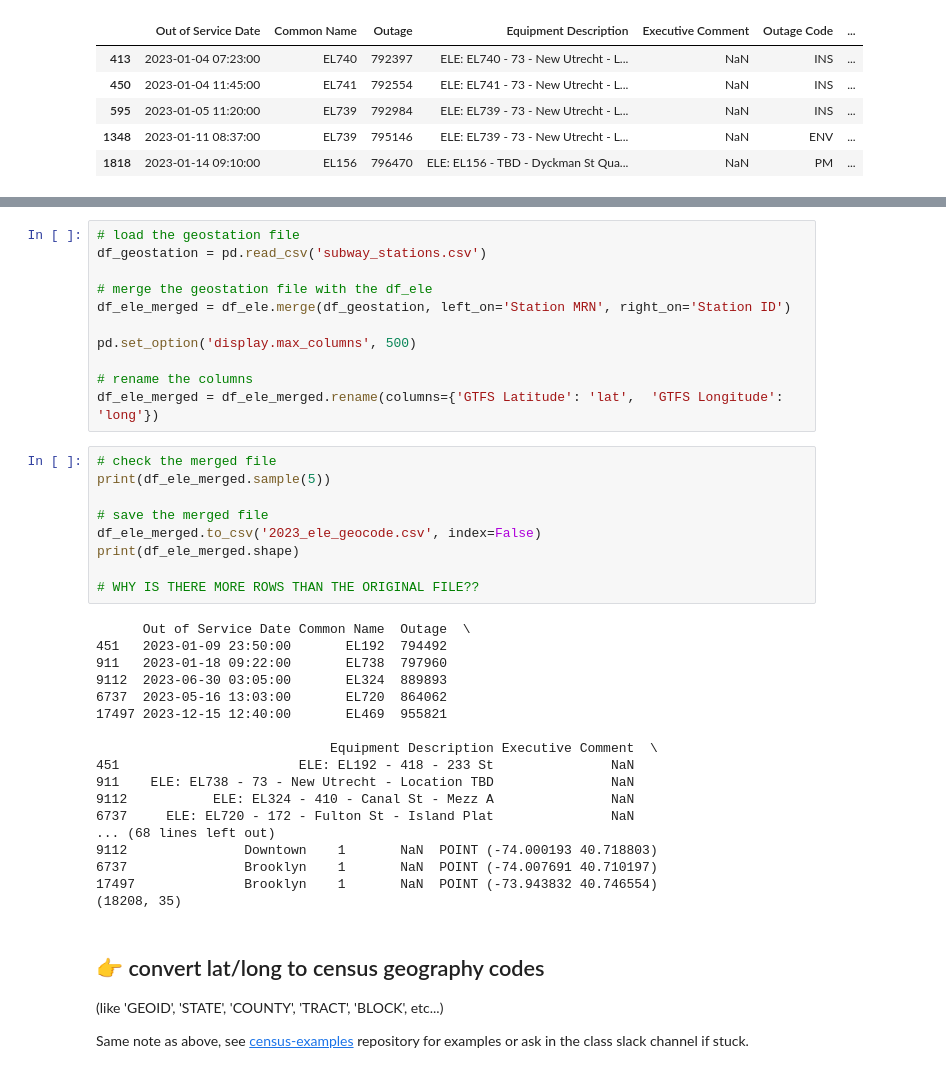
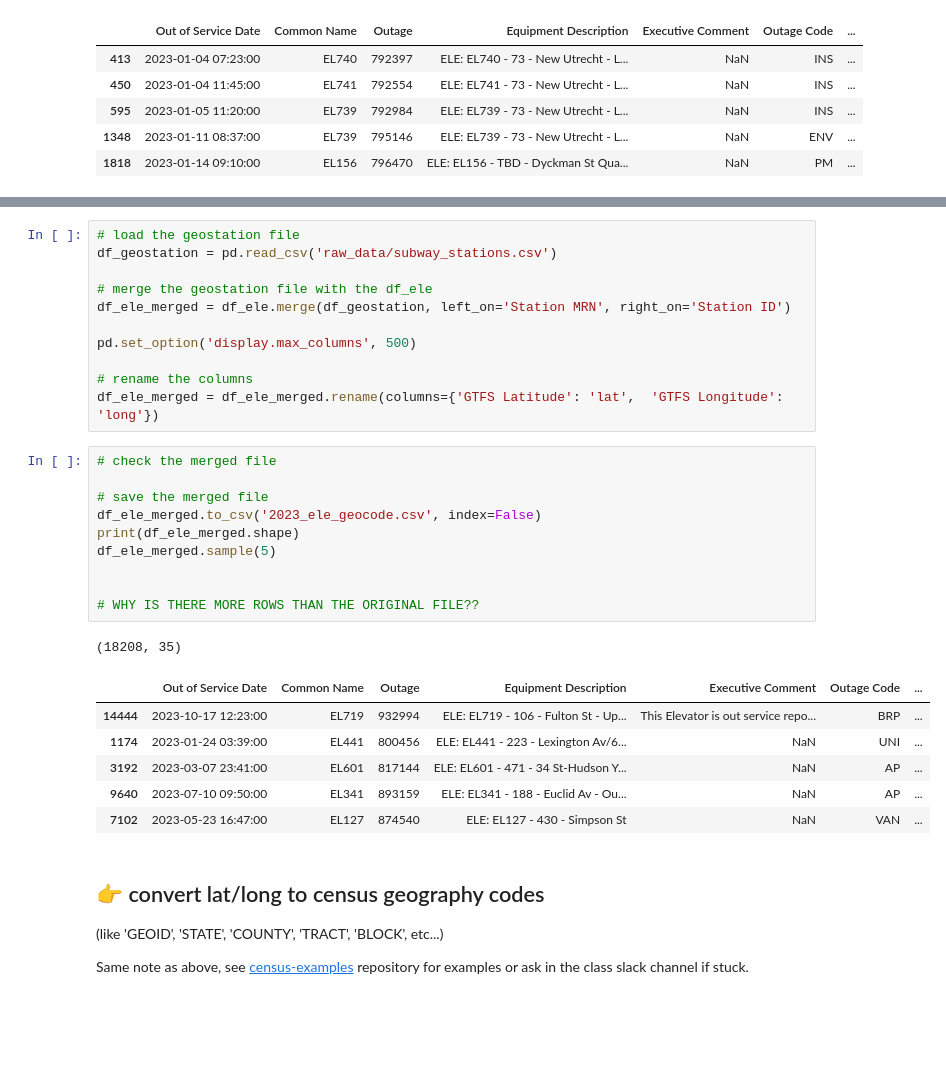
Before and after one commit to data4news-students/connect-to-census-sabinahung, a Jupyter notebook: connect-to-census.ipynb, the cells around one changed output, grey strips where cells are left out. Cells and saved outputs as stored; diff of their text form; blank space fills up the shorter version.

```diff
--- a/connect-to-census.ipynb
+++ b/connect-to-census.ipynb
@@ -136,6 +139,6 @@ df_ele.sample(5)
 # %%
 # load the geostation file
-df_geostation = pd.read_csv('subway_stations.csv')
+df_geostation = pd.read_csv('raw_data/subway_stations.csv')
 
 # merge the geostation file with the df_ele
 df_ele_merged = df_ele.merge(df_geostation, left_on='Station MRN', right_on='Station ID')
@@ -146,31 +149,22 @@ pd.set_option('display.max_columns', 500)
 df_ele_merged = df_ele_merged.rename(columns={'GTFS Latitude': 'lat',  'GTFS Longitude': 'long'})
 # %%
 # check the merged file
-print(df_ele_merged.sample(5))
 
 # save the merged file
 df_ele_merged.to_csv('2023_ele_geocode.csv', index=False)
 print(df_ele_merged.shape)
+df_ele_merged.sample(5)
+
 
 # WHY IS THERE MORE ROWS THAN THE ORIGINAL FILE??
 # %% [output]
-      Out of Service Date Common Name  Outage  \
-451   2023-01-09 23:50:00       EL192  794492
-911   2023-01-18 09:22:00       EL738  797960
-9112  2023-06-30 03:05:00       EL324  889893
-6737  2023-05-16 13:03:00       EL720  864062
-17497 2023-12-15 12:40:00       EL469  955821
-
-                              Equipment Description Executive Comment  \
-451                       ELE: EL192 - 418 - 233 St               NaN
-911    ELE: EL738 - 73 - New Utrecht - Location TBD               NaN
-9112           ELE: EL324 - 410 - Canal St - Mezz A               NaN
-6737     ELE: EL720 - 172 - Fulton St - Island Plat               NaN
-... (68 lines left out)
-9112               Downtown    1       NaN  POINT (-74.000193 40.718803)
-6737               Brooklyn    1       NaN  POINT (-74.007691 40.710197)
-17497              Brooklyn    1       NaN  POINT (-73.943832 40.746554)
 (18208, 35)
+|  | Out of Service Date | Common Name | Outage | Equipment Description | Executive Comment | Outage Code | ... |
+| 14444 | 2023-10-17 12:23:00 | EL719 | 932994 | ELE: EL719 - 106 - Fulton St - Up... | This Elevator is out service repo... | BRP | ... |
+| 1174 | 2023-01-24 03:39:00 | EL441 | 800456 | ELE: EL441 - 223 - Lexington Av/6... | NaN | UNI | ... |
+| 3192 | 2023-03-07 23:41:00 | EL601 | 817144 | ELE: EL601 - 471 - 34 St-Hudson Y... | NaN | AP | ... |
+| 9640 | 2023-07-10 09:50:00 | EL341 | 893159 | ELE: EL341 - 188 - Euclid Av - Ou... | NaN | AP | ... |
+| 7102 | 2023-05-23 16:47:00 | EL127 | 874540 | ELE: EL127 - 430 - Simpson St | NaN | VAN | ... |
 # %% [markdown]
 ## 👉 convert lat/long to census geography codes
 
```
Also changed, not shown: parts of 7 cells of this notebook.
